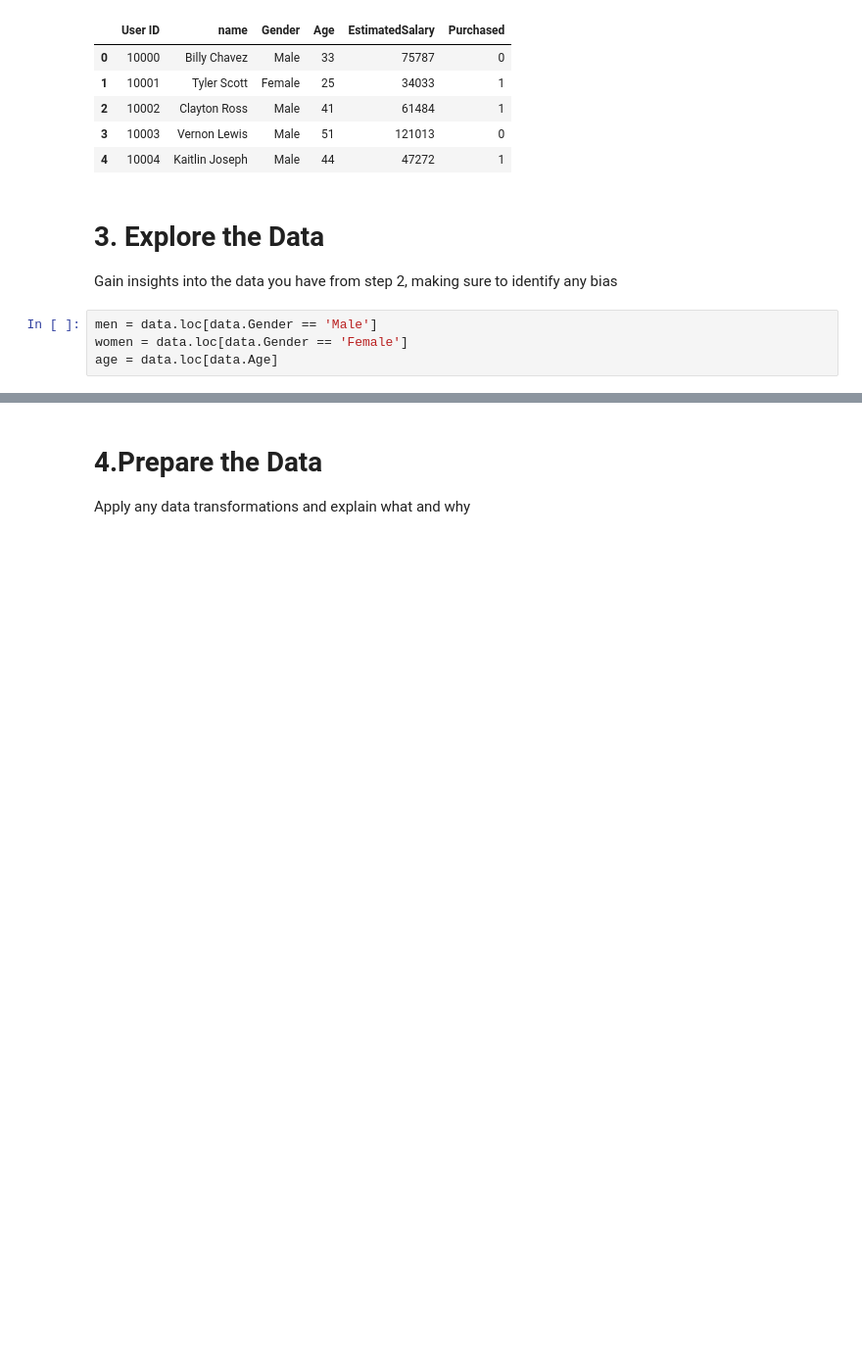
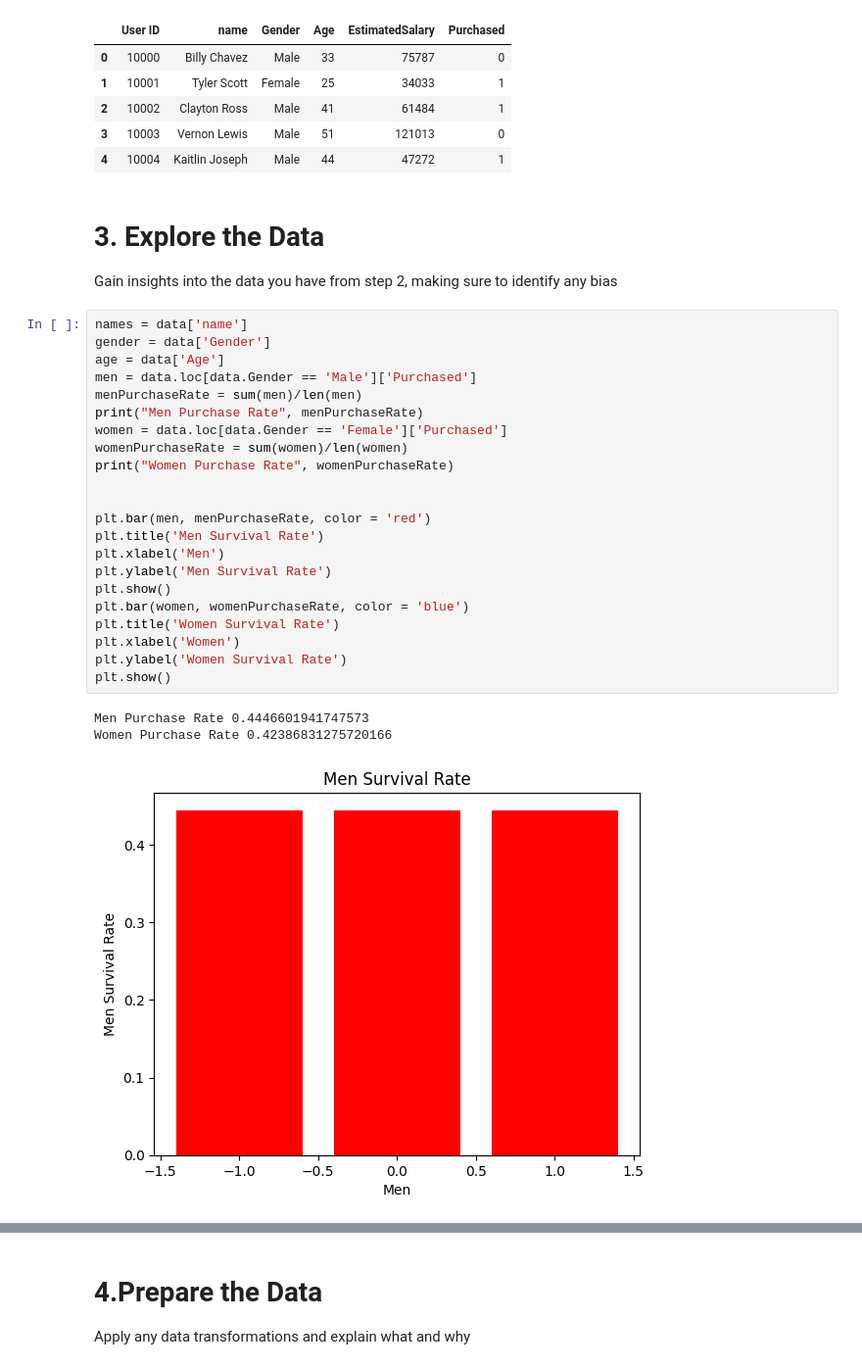
Before and after one commit to AnaySharma01/Machine-Learning-AI-Class, a Jupyter notebook: Project_3/Project_3.ipynb, the cells around one changed output, grey strips where cells are left out. Shown at 98% size. Saved outputs shown, nothing was run; the diff lists cells and outputs as text; blank space fills up the shorter version.

```diff
--- a/Project_3/Project_3.ipynb
+++ b/Project_3/Project_3.ipynb
@@ -47,7 +47,29 @@ data.head()
 # %% [markdown]
 # 3. Explore the Data
 Gain insights into the data you have from step 2, making sure to identify any bias
-# %%
-men = data.loc[data.Gender == 'Male']
-women = data.loc[data.Gender == 'Female']
-age = data.loc[data.Age]
+# %%
+names = data['name']
+gender = data['Gender']
+age = data['Age']
+men = data.loc[data.Gender == 'Male']['Purchased']
+menPurchaseRate = sum(men)/len(men)
+print("Men Purchase Rate", menPurchaseRate)
+women = data.loc[data.Gender == 'Female']['Purchased']
+womenPurchaseRate = sum(women)/len(women)
+print("Women Purchase Rate", womenPurchaseRate)
+
+
+plt.bar(men, menPurchaseRate, color = 'red')
+plt.title('Men Survival Rate')
+plt.xlabel('Men')
+plt.ylabel('Men Survival Rate')
+plt.show()
+plt.bar(women, womenPurchaseRate, color = 'blue')
+plt.title('Women Survival Rate')
+plt.xlabel('Women')
+plt.ylabel('Women Survival Rate')
+plt.show()
+# %% [output]
+Men Purchase Rate 0.4446601941747573
+Women Purchase Rate 0.42386831275720166
+[figure, added]
```
Also changed, not shown: parts of 1 cell of this notebook.
